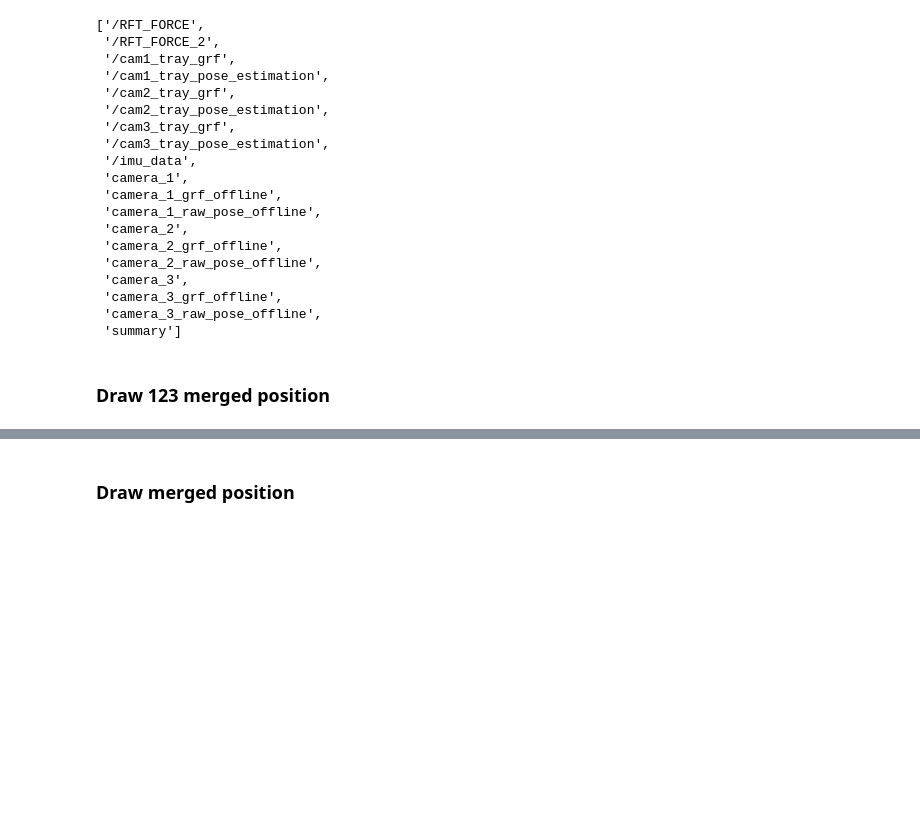
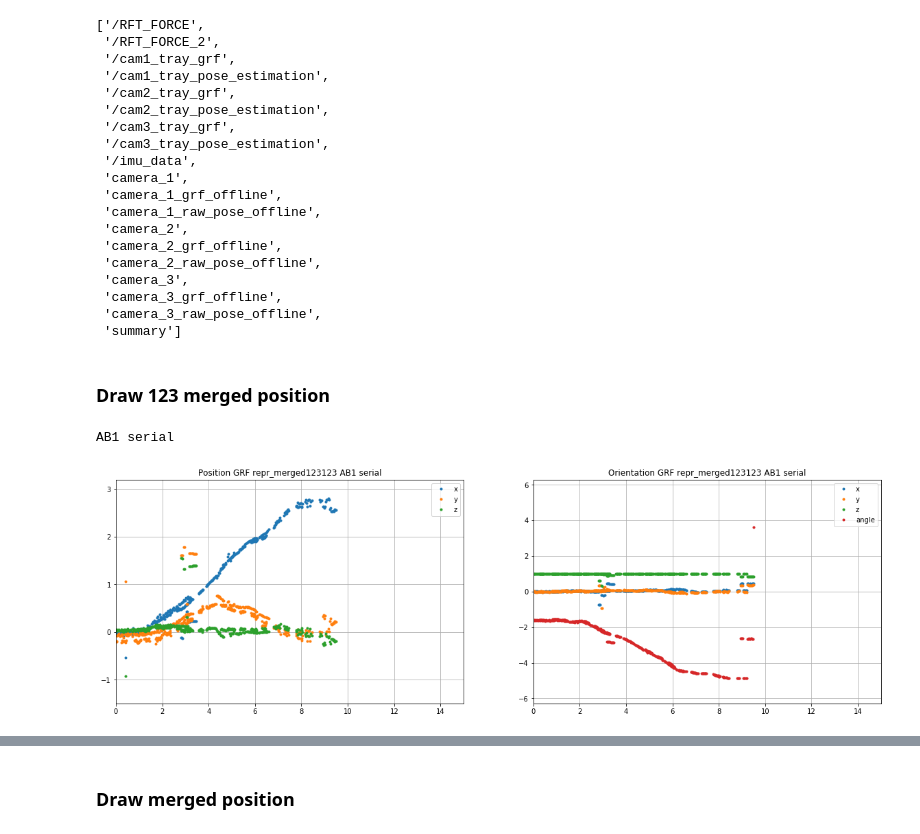
Before and after one commit to zhanibekrysbek/smart_tray, a Jupyter notebook: notebooks/iros_workshop_2020/cut_into_observations.ipynb, the cells around one changed output, grey strips where cells are left out. Saved outputs shown, nothing was run; the diff lists cells and outputs as text; code cells hidden in the pictures; blank space fills up the shorter version.

```diff
--- a/notebooks/iros_workshop_2020/cut_into_observations.ipynb
+++ b/notebooks/iros_workshop_2020/cut_into_observations.ipynb
@@ -272,3 +503,8 @@ aa
  'summary']
 # %% [markdown]
 ### Draw 123 merged position
+# %%
+plot_pose(observations[1])
+# %% [output]
+AB1 serial
+[figure, added]
```
Also changed, not shown: parts of 16 cells of this notebook, 2 other files.
